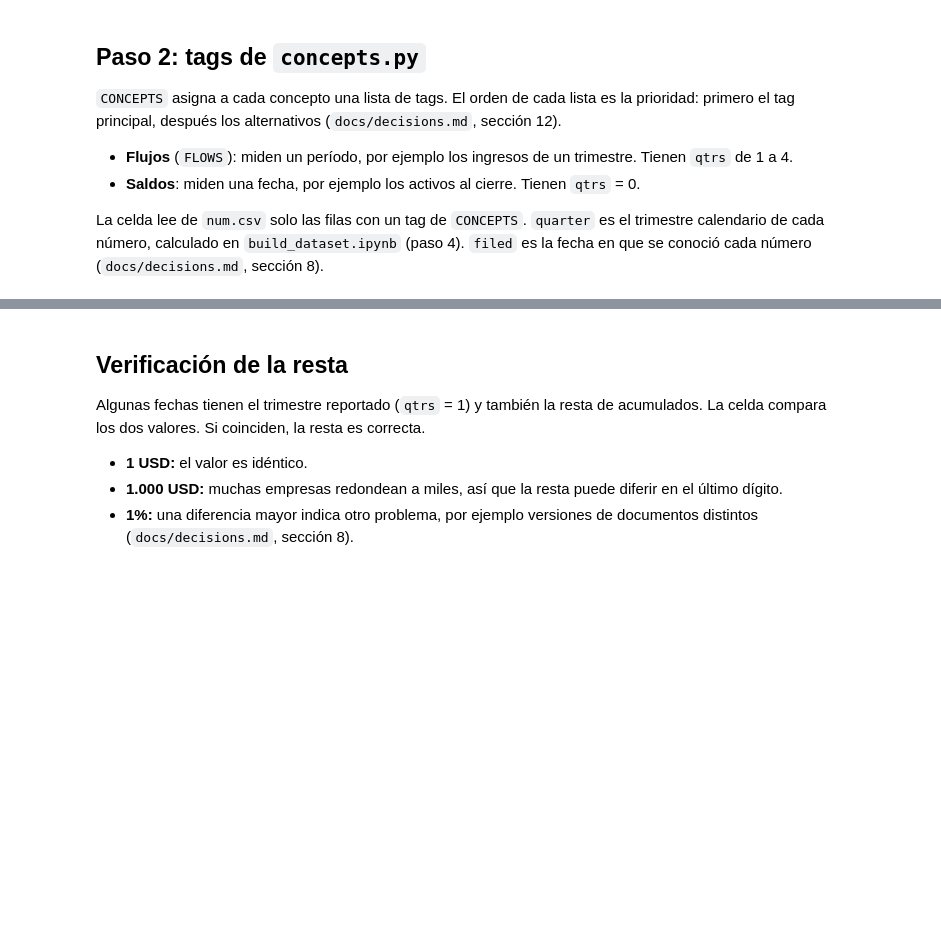
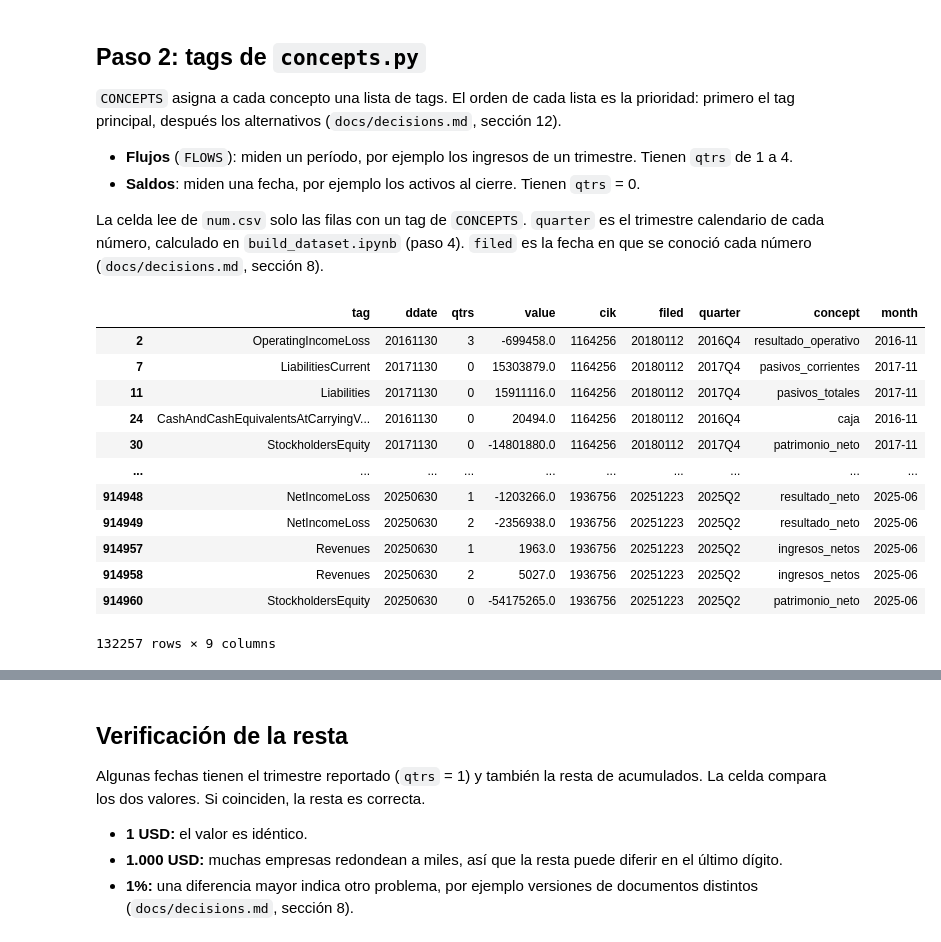
Before and after one commit to EbnerLautaro/MAI-Diplodatos, a Jupyter notebook: src/build_panel.ipynb, the cells around one changed output, grey strips where cells are left out. Drawn from its saved outputs; the diff is of its cells as text; code cells hidden in the pictures; blank space fills up the shorter version.

```diff
--- a/src/build_panel.ipynb
+++ b/src/build_panel.ipynb
@@ -78,19 +86,35 @@ La celda lee de `num.csv` solo las filas con un tag de `CONCEPTS`. `quarter` es
 # %%
 # tag -> concept, and tag -> position in its list (0 = principal tag)
 CONCEPT = {t: c for c, tags in CONCEPTS.items() for t in tags}
 RANK = {t: i for tags in CONCEPTS.values() for i, t in enumerate(tags)}
 
 num = pd.read_csv(
     f"{WORKING_DIR}/data/num.csv",
     dtype={"cik": str, "ddate": str, "filed": str},
     usecols=["cik", "tag", "ddate", "qtrs", "value", "filed", "quarter"],
 )
 num = num[num["tag"].isin(CONCEPT)]
 num["concept"] = num["tag"].map(CONCEPT)
 num["month"] = pd.to_datetime(num["ddate"], format="%Y%m%d").dt.to_period("M")
 # `quarter` comes from build_dataset.ipynb (paso 4) as text: to Period, to compare with START and END
 num["quarter"] = pd.PeriodIndex(num["quarter"], freq="Q")
-num.groupby("qtrs").size()
+num
+
+# num.groupby("qtrs").size()
+# %% [output]
+|  | tag | ddate | qtrs | value | cik | filed | quarter | concept | month |
+| 2 | OperatingIncomeLoss | 20161130 | 3 | -699458.0 | 1164256 | 20180112 | 2016Q4 | resultado_operativo | 2016-11 |
+| 7 | LiabilitiesCurrent | 20171130 | 0 | 15303879.0 | 1164256 | 20180112 | 2017Q4 | pasivos_corrientes | 2017-11 |
+| 11 | Liabilities | 20171130 | 0 | 15911116.0 | 1164256 | 20180112 | 2017Q4 | pasivos_totales | 2017-11 |
+| 24 | CashAndCashEquivalentsAtCarryingV... | 20161130 | 0 | 20494.0 | 1164256 | 20180112 | 2016Q4 | caja | 2016-11 |
+| 30 | StockholdersEquity | 20171130 | 0 | -14801880.0 | 1164256 | 20180112 | 2017Q4 | patrimonio_neto | 2017-11 |
+| ... | ... | ... | ... | ... | ... | ... | ... | ... | ... |
+| 914948 | NetIncomeLoss | 20250630 | 1 | -1203266.0 | 1936756 | 20251223 | 2025Q2 | resultado_neto | 2025-06 |
+| 914949 | NetIncomeLoss | 20250630 | 2 | -2356938.0 | 1936756 | 20251223 | 2025Q2 | resultado_neto | 2025-06 |
+| 914957 | Revenues | 20250630 | 1 | 1963.0 | 1936756 | 20251223 | 2025Q2 | ingresos_netos | 2025-06 |
+| 914958 | Revenues | 20250630 | 2 | 5027.0 | 1936756 | 20251223 | 2025Q2 | ingresos_netos | 2025-06 |
+| 914960 | StockholdersEquity | 20250630 | 0 | -54175265.0 | 1936756 | 20251223 | 2025Q2 | patrimonio_neto | 2025-06 |
+132257 rows × 9 columns
 # %% [markdown]
 ## Paso 3: flujos trimestrales
 
```
Also changed, not shown: parts of 12 cells of this notebook, 1 other file.
